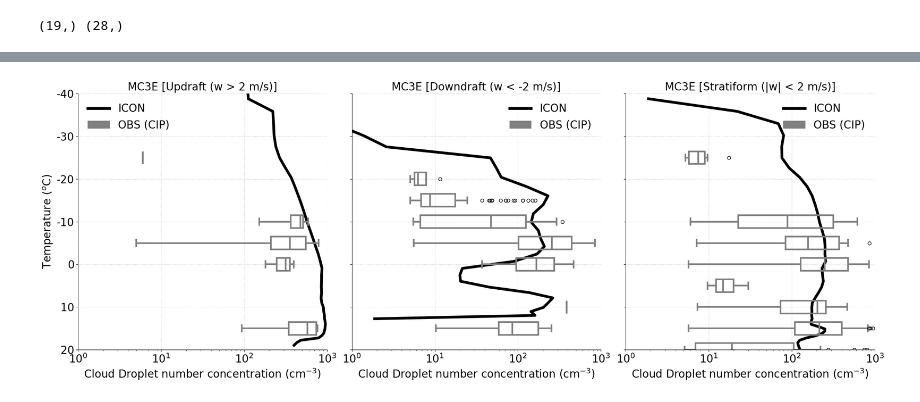
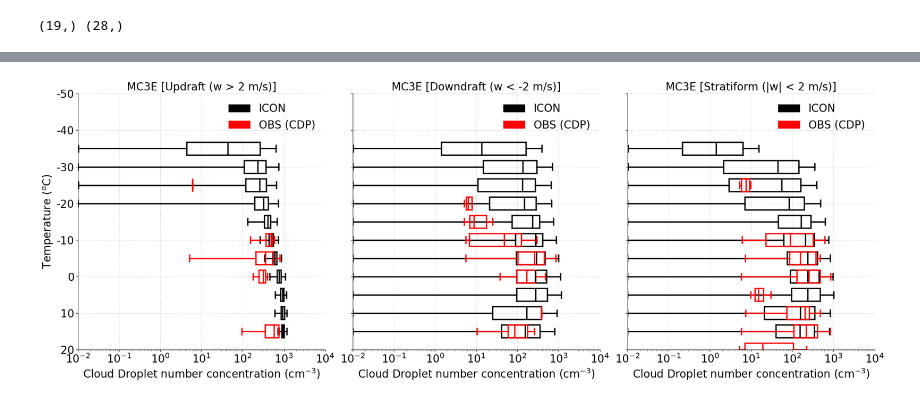
Before and after one commit to Deepak-Waman/ICON_ANALYSIS, a Jupyter notebook: mc3e_sip_analysis.ipynb, the cells around one changed output, grey strips where cells are left out. Saved outputs shown, nothing was run; the diff lists cells and outputs as text; code cells hidden in the pictures.

```diff
--- a/mc3e_sip_analysis.ipynb
+++ b/mc3e_sip_analysis.ipynb
@@ -32,6 +32,7 @@ ds_nosip = xr.open_mfdataset('/work/bb1163/b382718/output/mc3e/nested_run/icon_o
 
 ds_sip['w_vel'] = -1.*ds_sip.omega/(9.8*ds_sip.rho)
 ds_sip['tempc'] = ds_sip.temp-273.16;
+ds_sip['tqi'] = (ds_sip.qi+ds_sip.qs+ds_sip.qg+ds_sip.qh)
 ds_sip['lwc_gperm3']  = ds_sip.qc*ds_sip.rho*1.e3 # kgperm3 to gperm3
 ds_sip['ciwc_gperm3'] = ds_sip.qi*ds_sip.rho*1.e3 # kgperm3 to gperm3
 ds_sip['tiwc_gperm3'] = (ds_sip.qi+ds_sip.qs+ds_sip.qg+ds_sip.qh)*ds_sip.rho*1.e3 # kgperm3 to gperm3
@@ -40,6 +41,7 @@ ds_sip['inc_perl'] = (ds_sip.qni+ds_sip.qns+ds_sip.qng+ds_sip.qnh)*ds_sip.rho*1.
 
 ds_nosip['w_vel'] = -1.*ds_nosip.omega/(9.8*ds_nosip.rho)
 ds_nosip['tempc'] = ds_nosip.temp-273.16;
+ds_nosip['tqi'] = (ds_nosip.qi+ds_nosip.qs+ds_nosip.qg+ds_nosip.qh)
 ds_nosip['lwc_gperm3']  = ds_nosip.qc*ds_nosip.rho*1.e3 # kgperm3 to gperm3
 ds_nosip['ciwc_gperm3'] = ds_nosip.qi*ds_nosip.rho*1.e3 # kgperm3 to gperm3
 ds_nosip['tiwc_gperm3'] = (ds_nosip.qi+ds_nosip.qs+ds_nosip.qg+ds_nosip.qh)*ds_nosip.rho*1.e3 # kgperm3 to gperm3
@@ -431,10 +618,10 @@ ds_v2_hvps_comb['lwc_nev_st_gperm3'] = np.where((ds_v2_hvps_comb.lwc_nev > 1.e-6
 # make a plot using seaborn
 #temp_bin = np.array([0., -4., -8., -12., -16., -20., -24., -28., -32.])
 #temp_bin = np.array([0., -3., -6., -9., -12., -15., -18., -21., -24., -27., -30.])
-temp_bin = np.arange(-30, 30, 3)
+temp_bin = np.arange(-30, 20, 5)
 temp_bin = np.sort(temp_bin)
 
-temp_cdp_bin = np.arange(-30, 30, 4)
+temp_cdp_bin = np.arange(-30, 20, 5)
 temp_cdp_bin = np.sort(temp_cdp_bin)
 
 
@@ -760,70 +1019,100 @@ fig, axes = plt.subplots(1, 3, figsize=(22, 8), sharey=True)
 plot_titles = ['MC3E [Updraft (w > 2 m/s)]', 'MC3E [Downdraft (w < -2 m/s)]', 'MC3E [Stratiform (|w| < 2 m/s)]']
 
 fontsize = 20;
-linewidth = 3;
-width=3
-alpha=1.0
+linewidth = 2.5;
+width=3.5;
+alpha1=1;
+alpha2=1.;
 for i, ax in enumerate(axes):
     #temp_bins = temp_bins_list[i]
     #data_by_bin = data_list[i]
 
     # Plot ICON line if applicable (replace with actual values)
     if i == 0:
-        ax.plot(cdnc_up_sip, tempc_sip, 'k-', linewidth=linewidth+2, label='ICON')
+        #ax.plot(cdnc_up_sip, tempc_sip, 'k-', linewidth=linewidth+2, label='ICON')
+        ax.boxplot(cdnc_sip_up_by_bin[:-1], positions=tempc_bin, vert=False, patch_artist=True,
+                   widths=width,
+                   boxprops=dict(facecolor='none', edgecolor='black', linewidth=linewidth, alpha=alpha1),
+                   medianprops=dict(color='black', linewidth=linewidth),
+                   whiskerprops=dict(linewidth=linewidth, color='black', alpha=alpha1),
+                   capprops=dict(linewidth=linewidth, color='black', alpha=alpha1),
+                   showfliers=False)
+
         ax.boxplot(cdnc_cdp_up_by_bin[:-1], positions=temp_cdp_bin, vert=False, patch_artist=True,
                    widths=width,
-                   boxprops=dict(facecolor='none', edgecolor='grey', linewidth=linewidth, alpha=alpha),
-                   medianprops=dict(color='grey', linewidth=linewidth),
-                   whiskerprops=dict(linewidth=linewidth, color='grey', alpha=alpha),
-                   capprops=dict(linewidth=linewidth, color='grey', alpha=alpha))
+                   boxprops=dict(facecolor='none', edgecolor='red', linewidth=linewidth, alpha=alpha2),
+                   medianprops=dict(color='red', linewidth=linewidth),
+                   whiskerprops=dict(linewidth=linewidth, color='red', alpha=alpha2),
+                   capprops=dict(linewidth=linewidth, color='red', alpha=alpha2),
+                   showfliers=False)
     elif i == 1:
-        ax.plot(cdnc_dn_sip, tempc_sip, 'k-', linewidth=linewidth+2, label='ICON')
+        #ax.plot(cdnc_dn_sip, tempc_sip, 'k-', linewidth=linewidth+2, label='ICON')
+
+        ax.boxplot(cdnc_sip_dn_by_bin[:-1], positions=tempc_bin, vert=False, patch_artist=True,
+                   widths=width,
+                   boxprops=dict(facecolor='none', edgecolor='black', linewidth=linewidth, alpha=alpha1),
+                   medianprops=dict(color='black', linewidth=linewidth),
+                   whiskerprops=dict(linewidth=linewidth, color='black', alpha=alpha1),
+                   capprops=dict(linewidth=linewidth, color='black', alpha=alpha1),
+                   showfliers=False)
+
         ax.boxplot(cdnc_cdp_dn_by_bin[:-1], positions=temp_cdp_bin, vert=False, patch_artist=True,
                    widths=width,
-                   boxprops=dict(facecolor='none', edgecolor='grey', linewidth=linewidth, alpha=alpha),
-                   medianprops=dict(color='grey', linewidth=linewidth),
-                   whiskerprops=dict(linewidth=linewidth, color='grey', alpha=alpha),
-                   capprops=dict(linewidth=linewidth, color='grey', alpha=alpha))
+                   boxprops=dict(facecolor='none', edgecolor='red', linewidth=linewidth, alpha=alpha2),
+                   medianprops=dict(color='red', linewidth=linewidth),
+                   whiskerprops=dict(linewidth=linewidth, color='red', alpha=alpha2),
+                   capprops=dict(linewidth=linewidth, color='red', alpha=alpha2),
+                   showfliers=False)
     elif i == 2:
-        ax.plot(cdnc_st_sip, tempc_sip, 'k-', linewidth=linewidth+2, label='ICON')
+        #ax.plot(cdnc_st_sip, tempc_sip, 'k-', linewidth=linewidth+2, label='ICON')
+
+        ax.boxplot(cdnc_sip_st_by_bin[:-1], positions=tempc_bin, vert=False, patch_artist=True,
+                   widths=width,
+                   boxprops=dict(facecolor='none', edgecolor='black', linewidth=linewidth, alpha=alpha1),
+                   medianprops=dict(color='black', linewidth=linewidth),
+                   whiskerprops=dict(linewidth=linewidth, color='black', alpha=alpha1),
+                   capprops=dict(linewidth=linewidth, color='black', alpha=alpha1),
+                   showfliers=False)
         ax.boxplot(cdnc_cdp_st_by_bin[:-1], positions=temp_cdp_bin, vert=False, patch_artist=True,
                    widths=width,
-                   boxprops=dict(facecolor='none', edgecolor='grey', linewidth=linewidth, alpha=alpha),
-                   medianprops=dict(color='grey', linewidth=linewidth),
-                   whiskerprops=dict(linewidth=linewidth, color='grey', alpha=alpha),
-                   capprops=dict(linewidth=linewidth, color='grey', alpha=alpha))
+                   boxprops=dict(facecolor='none', edgecolor='red', linewidth=linewidth, alpha=alpha2),
+                   medianprops=dict(color='red', linewidth=linewidth),
+                   whiskerprops=dict(linewidth=linewidth, color='red', alpha=alpha2),
+                   capprops=dict(linewidth=linewidth, color='red', alpha=alpha2),
+                   showfliers=False)
 
     ax.set_xscale('log')
-    ax.set_xlim(1.e0, 1.e3)
-    ax.set_xticklabels([1.e0, 1.e1, 1.e2, 1.e3], fontsize=fontsize)
-    ax.set_ylim(20, -40)
+    ax.set_xlim(1.e-2, 1.e4)
+    ax.set_xticklabels([1.e-2, 1.e-1, 1.e0, 1.e1, 1.e2, 1.e3, 1.e4], fontsize=fontsize)
+    ax.set_ylim(20, -50)
     #ax.set_yticklabels([20, 10, 0, -10, -20, -30, -40], fontsize=fontsize)
     ax.set_title(plot_titles[i], fontsize=fontsize)
     ax.set_xlabel('Cloud Droplet number concentration (cm$^{-3}$)', fontsize=fontsize)
     ax.tick_params(axis='x', labelsize=fontsize)
     ax.grid(True, linestyle=':', color='grey',alpha=0.5)
 
     # Combine both ICON line and boxplot legend
     handles, labels = ax.get_legend_handles_labels()
 
-    obs_patch = mpatches.Patch(color='grey', label='OBS (CIP)')
+    obs_patch1 = mpatches.Patch(color='black', label='ICON')
+    obs_patch2 = mpatches.Patch(color='red', label='OBS (CDP)')
 
-    ax.legend(handles=handles + [obs_patch], frameon=False, loc='best', fontsize=fontsize)
+    ax.legend(handles=handles + [obs_patch1, obs_patch2], frameon=False, loc='upper right', fontsize=fontsize)
 
     ax.spines['top'].set_visible(False)
     ax.spines['right'].set_visible(False)
 
 axes[0].set_xscale('log')
 axes[1].set_xscale('log')
 axes[2].set_xscale('log')
 axes[0].set_ylabel('Temperature ($^{o}$C)', fontsize=fontsize)
-axes[0].set_yticks([20, 10, 0, -10, -20, -30, -40])
-axes[0].set_yticklabels(['20', '10', '0', '-10', '-20', '-30', '-40'], fontsize=fontsize)
+axes[0].set_yticks([20, 10, 0, -10, -20, -30, -40, -50])
+axes[0].set_yticklabels(['20', '10', '0', '-10', '-20', '-30', '-40', '-50'], fontsize=fontsize)
 
 plt.tight_layout()
 plt.show()
 # %% [output]
-[figure, old version]
+[figure, new version]
 # %%
 
 
```
Also changed, not shown: parts of 10 cells of this notebook, 1 other file.
